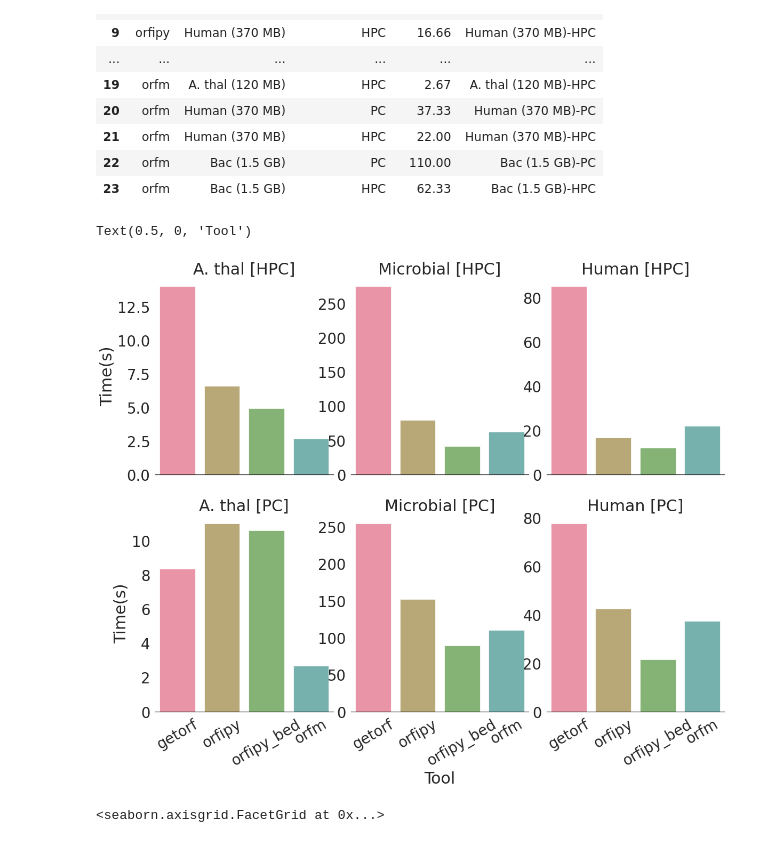
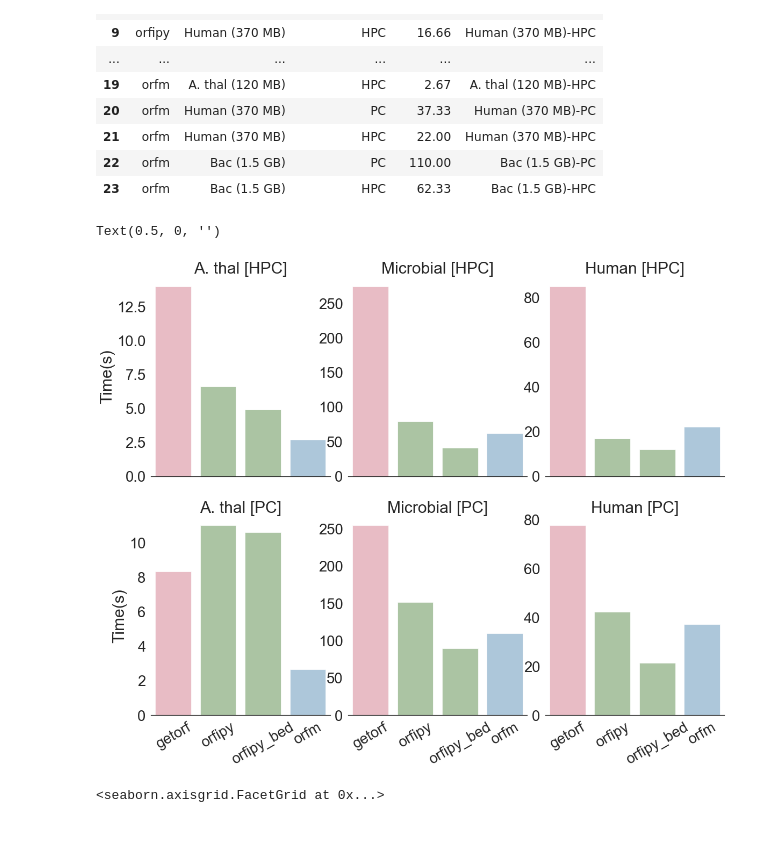
Before and after one commit to urmi-21/orfipy, a Jupyter notebook: scripts/makeplot.ipynb, the cells around one changed output. Cells and saved outputs as stored; diff of their text form; code cells hidden in the pictures.

```diff
--- a/scripts/makeplot.ipynb
+++ b/scripts/makeplot.ipynb
@@ -29,33 +29,34 @@ rtimes
 | 23 | orfm | Bac (1.5 GB) | HPC | 62.33 | Bac (1.5 GB)-HPC |
 # %%
 sns.set(font_scale=2.5,style="white")
-
+colors = ["#ea95a7", "#84b375","#84b375","#80b2d6"]# Set your custom color palette
+#sns.set_palette(sns.color_palette(colors))
 
 g = sns.FacetGrid(rtimes, row="Environment",col="Data", hue="Tool",
-                  palette=sns.color_palette(sns.husl_palette(6,l=0.6)),
+                  palette=sns.color_palette(colors,desat=1),
                   sharey=False,sharex=True,legend_out=True,height=7.5,
                   aspect=.85,gridspec_kws={"wspace":0.1,"hspace":0.2})
 g.map(sns.barplot, "Tool", "Time(s)", alpha=.7,ci=None)
 g.despine(left=True)
 #g.add_legend()
 #plt.legend(loc='upper left')
 
 
 g.set_xticklabels(rotation=30)
 axes = g.axes.flatten()
 axes[0].set_title("A. thal [HPC]")
 axes[1].set_title("Microbial [HPC]")
 axes[2].set_title("Human [HPC]")
 axes[3].set_title("A. thal [PC]")
 axes[4].set_title("Microbial [PC]")
 axes[5].set_title("Human [PC]")
 for ax in axes:
     ax.set_xlabel("")
-axes[4].set_xlabel("Tool")
+axes[4].set_xlabel("")
 #g.fig.tight_layout()
 # %% [output]
-Text(0.5, 0, 'Tool')
+Text(0.5, 0, '')
-[figure, old version]
+[figure, new version]
 # %%
 #create subset
 #data_HPC=df.loc[df['column_name'] == some_value]
```
Also changed, not shown: 1 other file.
